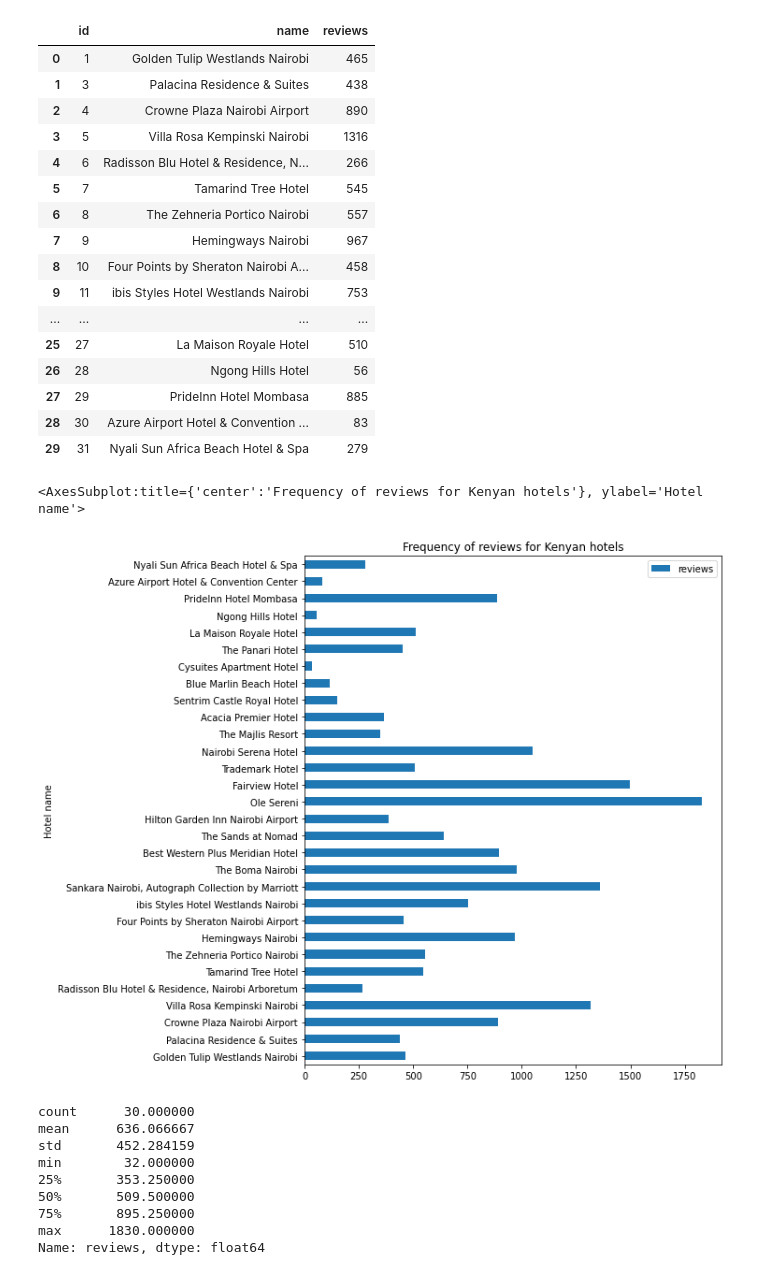
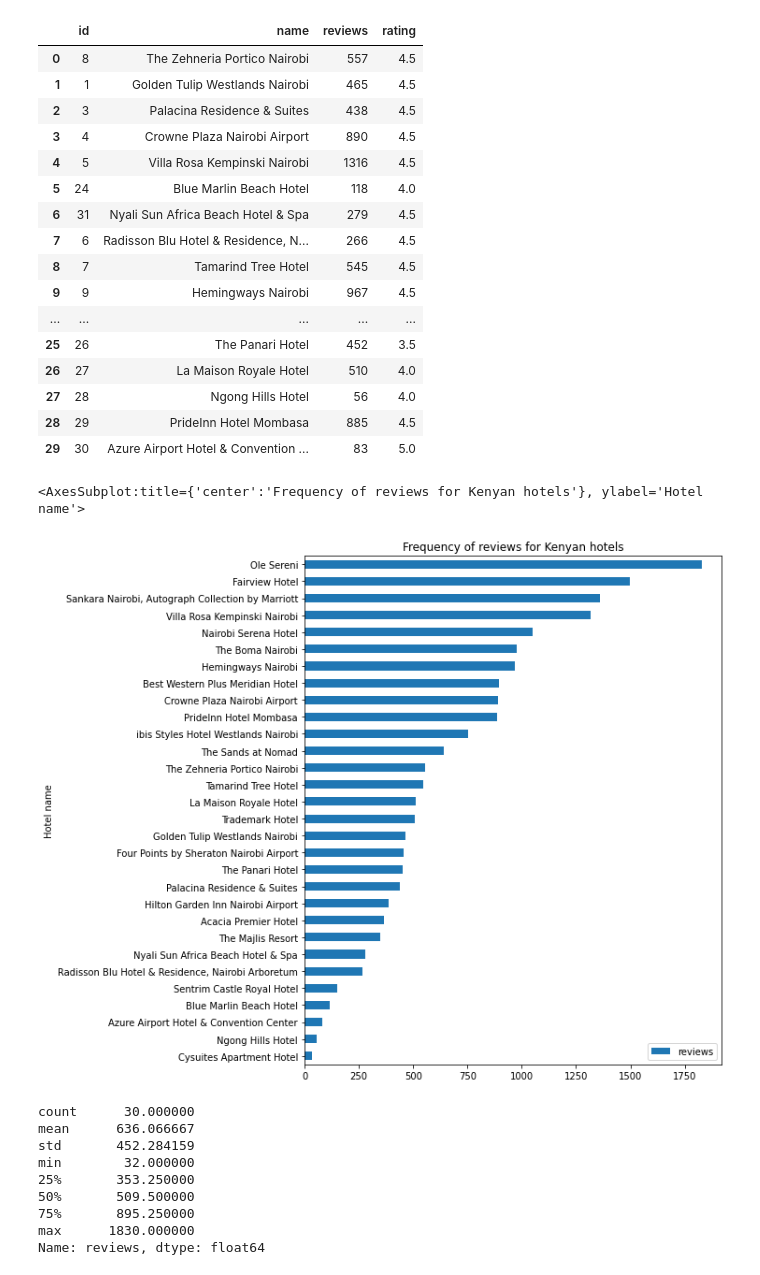
Before and after one commit to BonfaceThaa/hotels_classifier, a Jupyter notebook: notebooks/hotels-reviews-exploratory-data-analysis.ipynb, the cells around one changed output. Cells and saved outputs as stored; diff of their text form; code cells hidden in the pictures.

```diff
--- a/notebooks/hotels-reviews-exploratory-data-analysis.ipynb
+++ b/notebooks/hotels-reviews-exploratory-data-analysis.ipynb
@@ -2,8 +2,8 @@
 import pandas as pd
 # %%
 # read csv file, usecols to select relevant columns
-hotels = pd.read_csv('../data/hotels_public_hotel.csv', names=['id', 'name', 'reviews', 'rating', 'link', 'status'])
-hotels_updated = hotels.drop(['rating', 'link', 'status'], axis=1)
+hotels = pd.read_csv('../data/kenya_hotels.csv')
+hotels_updated = hotels.drop(['link', 'status'], axis=1)
 
 
 hotels_updated.head()
@@ -18,29 +18,29 @@ hotels_updated.head()
 hotels_updated['reviews'] = hotels_updated['reviews'].map(lambda x: int(x.split(' ')[0].replace(',','')))
 hotels_updated.head(30)
 # %% [output]
-|  | id | name | reviews |
-| 0 | 1 | Golden Tulip Westlands Nairobi | 465 |
-| 1 | 3 | Palacina Residence & Suites | 438 |
-| 2 | 4 | Crowne Plaza Nairobi Airport | 890 |
-| 3 | 5 | Villa Rosa Kempinski Nairobi | 1316 |
-| 4 | 6 | Radisson Blu Hotel & Residence, N... | 266 |
-| 5 | 7 | Tamarind Tree Hotel | 545 |
-| 6 | 8 | The Zehneria Portico Nairobi | 557 |
-| 7 | 9 | Hemingways Nairobi | 967 |
-| 8 | 10 | Four Points by Sheraton Nairobi A... | 458 |
-| 9 | 11 | ibis Styles Hotel Westlands Nairobi | 753 |
-| ... | ... | ... | ... |
-| 25 | 27 | La Maison Royale Hotel | 510 |
-| 26 | 28 | Ngong Hills Hotel | 56 |
-| 27 | 29 | PrideInn Hotel Mombasa | 885 |
-| 28 | 30 | Azure Airport Hotel & Convention ... | 83 |
-| 29 | 31 | Nyali Sun Africa Beach Hotel & Spa | 279 |
+|  | id | name | reviews | rating |
+| 0 | 8 | The Zehneria Portico Nairobi | 557 | 4.5 |
+| 1 | 1 | Golden Tulip Westlands Nairobi | 465 | 4.5 |
+| 2 | 3 | Palacina Residence & Suites | 438 | 4.5 |
+| 3 | 4 | Crowne Plaza Nairobi Airport | 890 | 4.5 |
+| 4 | 5 | Villa Rosa Kempinski Nairobi | 1316 | 4.5 |
+| 5 | 24 | Blue Marlin Beach Hotel | 118 | 4.0 |
+| 6 | 31 | Nyali Sun Africa Beach Hotel & Spa | 279 | 4.5 |
+| 7 | 6 | Radisson Blu Hotel & Residence, N... | 266 | 4.5 |
+| 8 | 7 | Tamarind Tree Hotel | 545 | 4.5 |
+| 9 | 9 | Hemingways Nairobi | 967 | 4.5 |
+| ... | ... | ... | ... | ... |
+| 25 | 26 | The Panari Hotel | 452 | 3.5 |
+| 26 | 27 | La Maison Royale Hotel | 510 | 4.0 |
+| 27 | 28 | Ngong Hills Hotel | 56 | 4.0 |
+| 28 | 29 | PrideInn Hotel Mombasa | 885 | 4.5 |
+| 29 | 30 | Azure Airport Hotel & Convention ... | 83 | 5.0 |
 # %%
-hotels_updated.plot.barh(y='reviews', x='name', ylabel='Number of reviews', xlabel='Hotel name',
-                         title='Frequency of reviews for Kenyan hotels', figsize=(8,10))
+hotels_updated.sort_values('reviews', ascending=True).plot.barh(y='reviews', x='name', ylabel='Number of reviews', xlabel='Hotel name',
+                         title='Frequency of reviews for Kenyan hotels', figsize=(8,10), sort_columns=True)
 # %% [output]
 <AxesSubplot:title={'center':'Frequency of reviews for Kenyan hotels'}, ylabel='Hotel name'>
-[figure, old version]
+[figure, new version]
 # %%
 # Plot hotel ratings and the number of hotels(Title=, y=Frequency, x=ratings)
 # hotels_updated.plot.bar()
```
Also changed, not shown: parts of 6 cells of this notebook, 13 other files.
